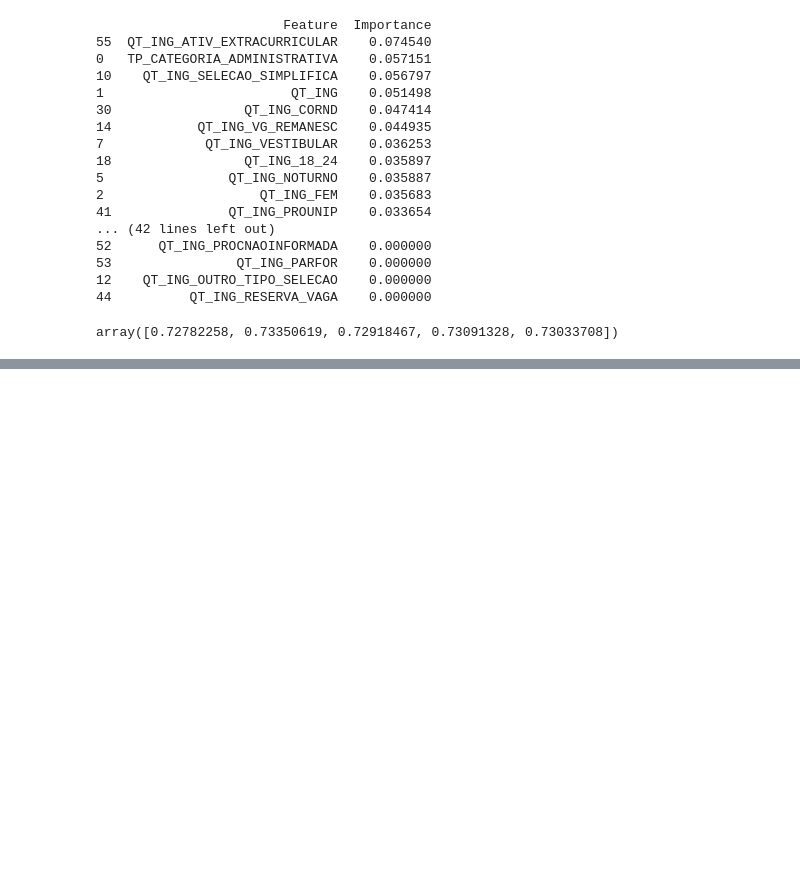
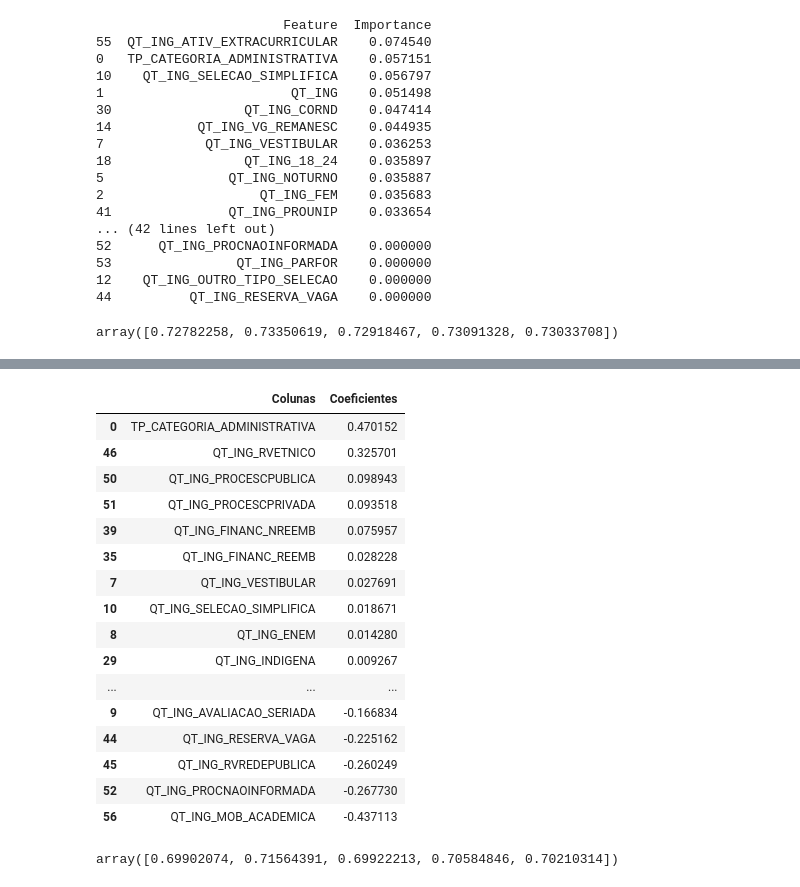
Before and after one commit to tcc-drtm-univesp/analise-dados-evasao, a Jupyter notebook: notebooks/Censo_Edu_Sup_e_Fluxo2017_Media.ipynb, the cells around one changed output, grey strips where cells are left out. Cells and saved outputs as stored; diff of their text form; code cells hidden in the pictures; blank space fills up the shorter version.

```diff
--- a/notebooks/Censo_Edu_Sup_e_Fluxo2017_Media.ipynb
+++ b/notebooks/Censo_Edu_Sup_e_Fluxo2017_Media.ipynb
@@ -1079,2 +1961,11 @@ scores_pri
 # %% [output]
 array([0.72782258, 0.73350619, 0.72918467, 0.73091328, 0.73033708])
+# %%
+#E se utilzássemos o algoritmo Random Forest?
+from sklearn.ensemble import RandomForestClassifier
+
+# Criar um modelo Ramdom Forest
+model_pri_rf = RandomForestClassifier(n_estimators=200, random_state=42)  # Exemplo: 100 estimadores
+
+# Treinar o modelo com os dados de treinamento
+model_pri_rf.fit(X_train, y_train)
@@ -1080,0 +2028,9 @@ array([0.72782258, 0.73350619, 0.72918467, 0.73091328, 0.73033708])
+# %%
+#E se utilzássemos o algoritmo Regressão Logística?
+from sklearn.linear_model import LogisticRegression
+
+# Criar um modelo Regressão Logística
+model_pri_lr = LogisticRegression(max_iter=10000, random_state=42)  # Pode ajustar hiperparâmetros, se necessário
+
+# Treinar o modelo com os dados de treinamento
+model_pri_lr.fit(X_train, y_train)
@@ -1080,0 +2059,32 @@ array([0.72782258, 0.73350619, 0.72918467, 0.73091328, 0.73033708])
+# %%
+# Exibir importância das características
+coeficientes = model_pri_lr.coef_
+
+# Exibir características mais importantes
+colunas = pd.Series(X.columns)
+coeficientes = pd.Series(coeficientes[0])
+importancias = pd.DataFrame({'Colunas': colunas, 'Coeficientes': coeficientes})
+importancias.sort_values(by='Coeficientes', ascending=False)
+# %% [output]
+|  | Colunas | Coeficientes |
+| 0 | TP_CATEGORIA_ADMINISTRATIVA | 0.470152 |
+| 46 | QT_ING_RVETNICO | 0.325701 |
+| 50 | QT_ING_PROCESCPUBLICA | 0.098943 |
+| 51 | QT_ING_PROCESCPRIVADA | 0.093518 |
+| 39 | QT_ING_FINANC_NREEMB | 0.075957 |
+| 35 | QT_ING_FINANC_REEMB | 0.028228 |
+| 7 | QT_ING_VESTIBULAR | 0.027691 |
+| 10 | QT_ING_SELECAO_SIMPLIFICA | 0.018671 |
+| 8 | QT_ING_ENEM | 0.014280 |
+| 29 | QT_ING_INDIGENA | 0.009267 |
+| ... | ... | ... |
+| 9 | QT_ING_AVALIACAO_SERIADA | -0.166834 |
+| 44 | QT_ING_RESERVA_VAGA | -0.225162 |
+| 45 | QT_ING_RVREDEPUBLICA | -0.260249 |
+| 52 | QT_ING_PROCNAOINFORMADA | -0.267730 |
+| 56 | QT_ING_MOB_ACADEMICA | -0.437113 |
+# %%
+scores_pri_lr = cross_val_score(model_pri_lr, X_train, y_train, cv=5)
+scores_pri_lr
+# %% [output]
+array([0.69902074, 0.71564391, 0.69922213, 0.70584846, 0.70210314])
```
Also changed, not shown: parts of 68 cells of this notebook.
